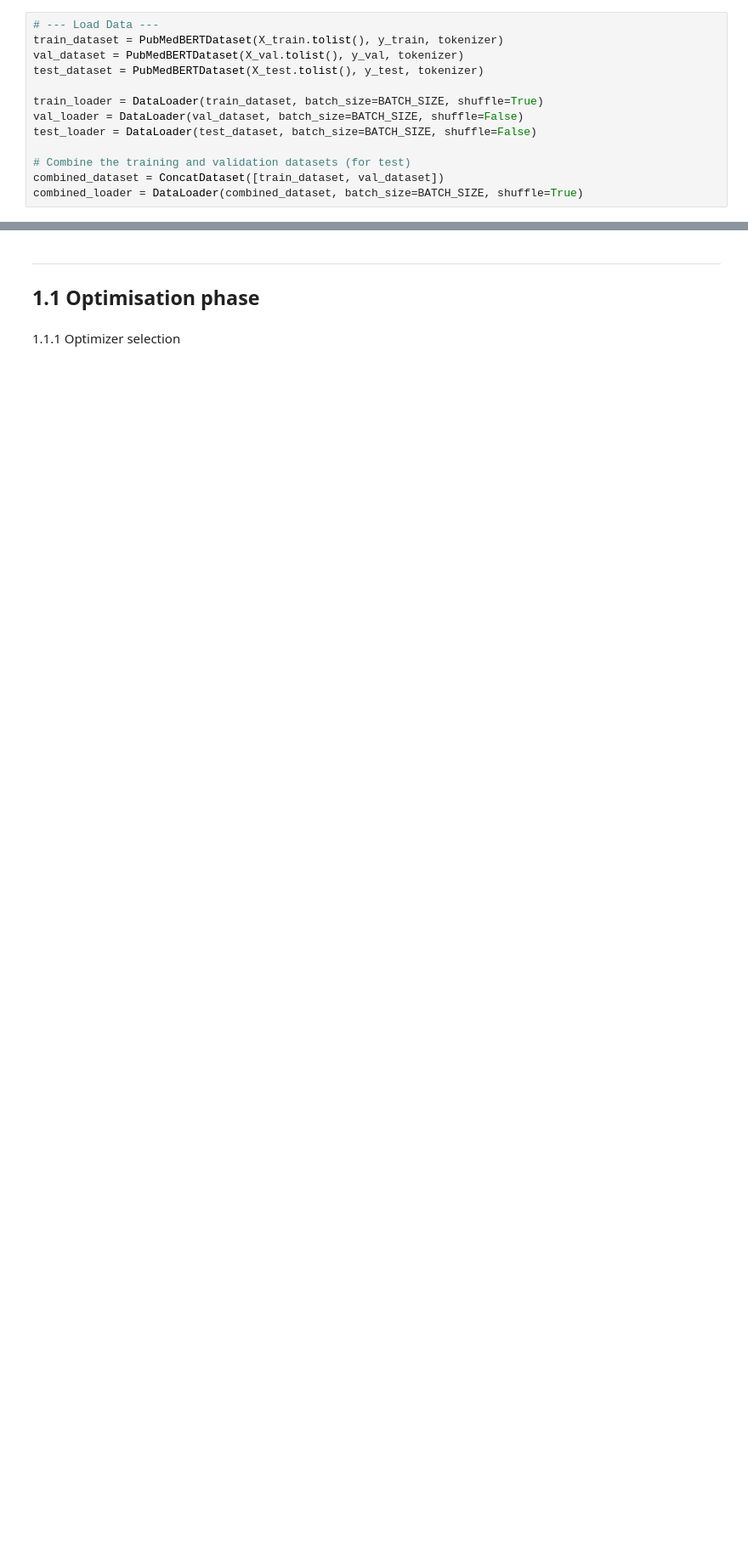
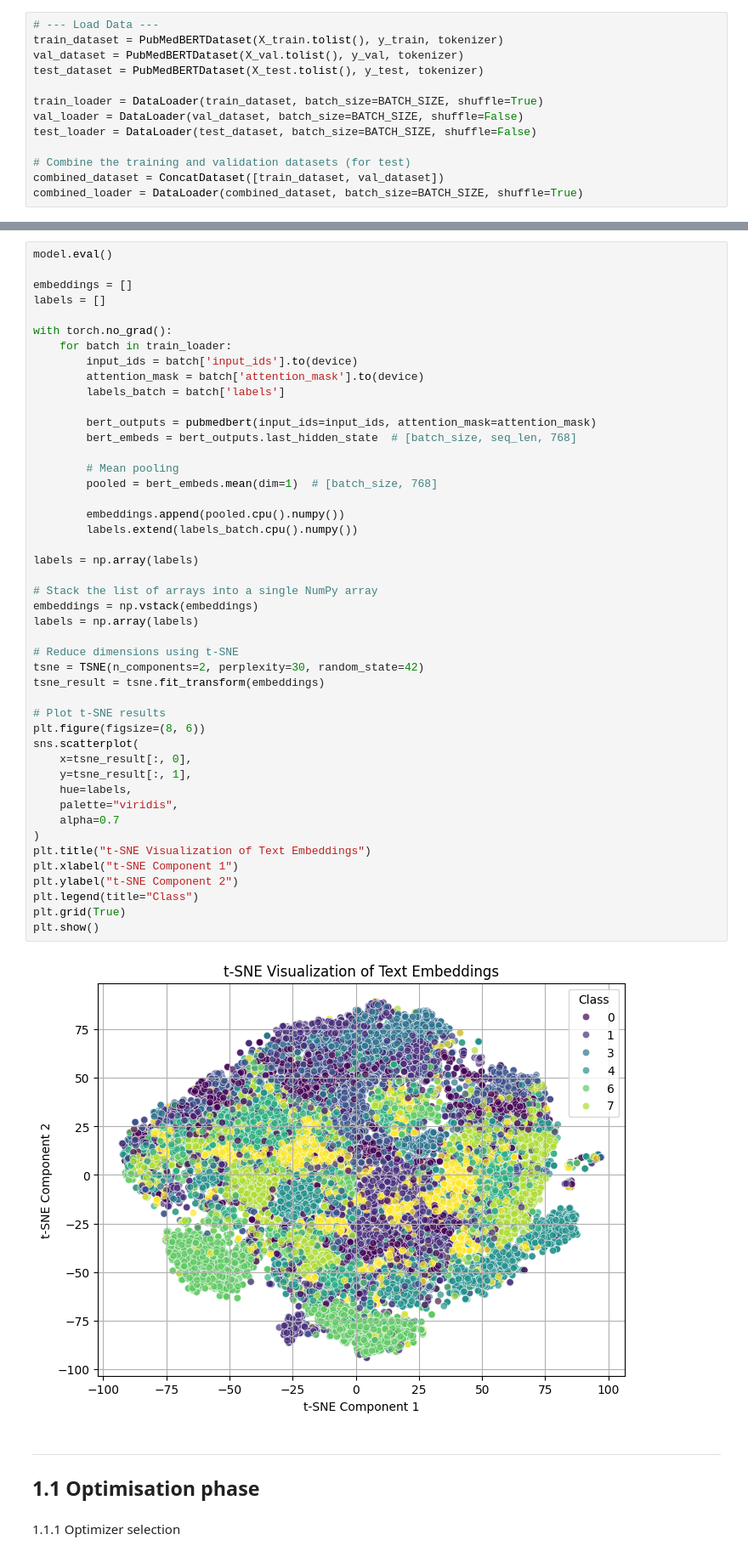
Before and after one commit to etoMvom/masterThesis, a Jupyter notebook: code/multi-class/notebooks/Multi_Class_Bi_GRU_Bahdanau_Attention_Glove300d_PubMedBert.ipynb, the cells around one changed output, grey strips where cells are left out. Shown at 85% size. Drawn from its saved outputs; the diff is of its cells as text; blank space fills up the shorter version.

```diff
--- a/code/multi-class/notebooks/Multi_Class_Bi_GRU_Bahdanau_Attention_Glove300d_PubMedBert.ipynb
+++ b/code/multi-class/notebooks/Multi_Class_Bi_GRU_Bahdanau_Attention_Glove300d_PubMedBert.ipynb
@@ -493,3 +534,51 @@ combined_loader = DataLoader(combined_dataset, batch_size=BATCH_SIZE, shuffle=Tr
+# %%
+model.eval()
+
+embeddings = []
+labels = []
+
+with torch.no_grad():
+    for batch in train_loader:
+        input_ids = batch['input_ids'].to(device)
+        attention_mask = batch['attention_mask'].to(device)
+        labels_batch = batch['labels']
+
+        bert_outputs = pubmedbert(input_ids=input_ids, attention_mask=attention_mask)
+        bert_embeds = bert_outputs.last_hidden_state  # [batch_size, seq_len, 768]
+
+        # Mean pooling
+        pooled = bert_embeds.mean(dim=1)  # [batch_size, 768]
+
+        embeddings.append(pooled.cpu().numpy())
+        labels.extend(labels_batch.cpu().numpy())
+
+labels = np.array(labels)
+
+# Stack the list of arrays into a single NumPy array
+embeddings = np.vstack(embeddings)
+labels = np.array(labels)
+
+# Reduce dimensions using t-SNE
+tsne = TSNE(n_components=2, perplexity=30, random_state=42)
+tsne_result = tsne.fit_transform(embeddings)
+
+# Plot t-SNE results
+plt.figure(figsize=(8, 6))
+sns.scatterplot(
+    x=tsne_result[:, 0],
+    y=tsne_result[:, 1],
+    hue=labels,
+    palette="viridis",
+    alpha=0.7
+)
+plt.title("t-SNE Visualization of Text Embeddings")
+plt.xlabel("t-SNE Component 1")
+plt.ylabel("t-SNE Component 2")
+plt.legend(title="Class")
+plt.grid(True)
+plt.show()
+# %% [output]
+[figure, added]
 # %% [markdown]
 ---
 ## 1.1 **Optimisation phase**
```
Also changed, not shown: parts of 19 cells of this notebook.
